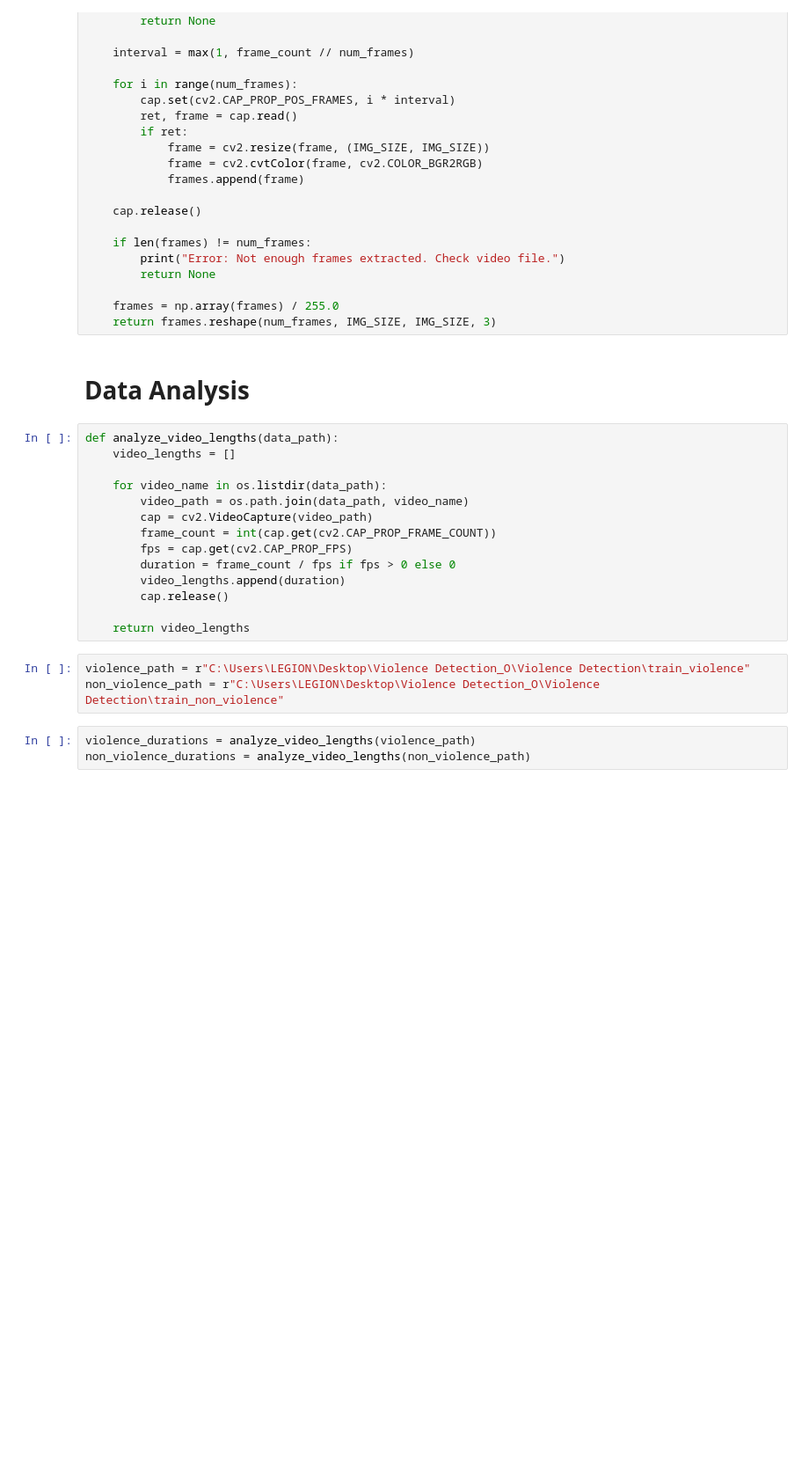
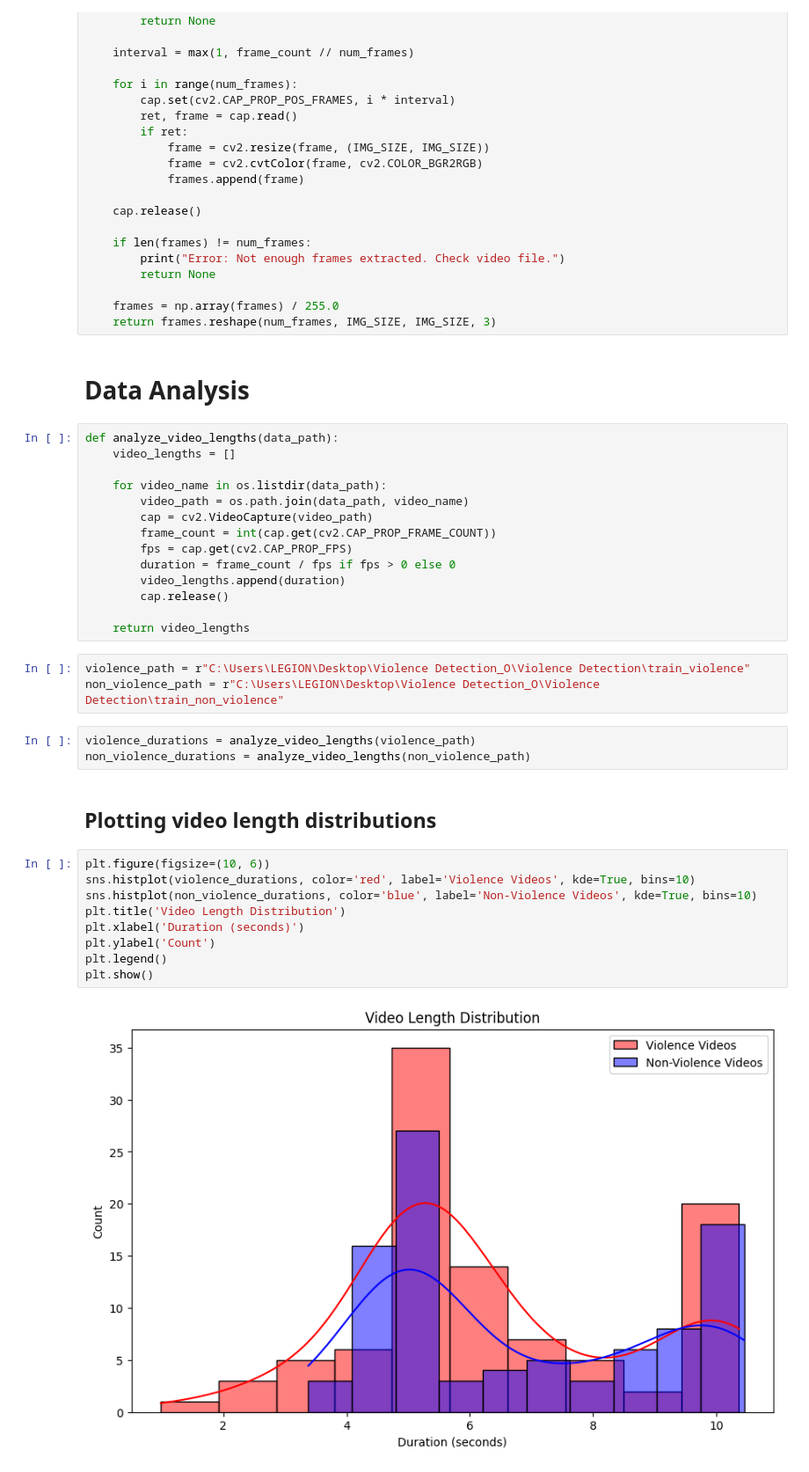
Before and after one commit to BassamSaleh99/Violence-Detection, a Jupyter notebook: Violence Detection.ipynb, the cells around one changed output. Shown at 88% size. Saved outputs shown, nothing was run; the diff lists cells and outputs as text; blank space fills up the shorter version.

Commit message:
Plotting video length distributions

```diff
--- a/Violence Detection.ipynb
+++ b/Violence Detection.ipynb
@@ -55,3 +57,16 @@ non_violence_path = r"C:\Users\LEGION\Desktop\Violence Detection_O\Violence Dete
 # %%
 violence_durations = analyze_video_lengths(violence_path)
 non_violence_durations = analyze_video_lengths(non_violence_path)
+# %% [markdown]
+## Plotting video length distributions
+# %%
+plt.figure(figsize=(10, 6))
+sns.histplot(violence_durations, color='red', label='Violence Videos', kde=True, bins=10)
+sns.histplot(non_violence_durations, color='blue', label='Non-Violence Videos', kde=True, bins=10)
+plt.title('Video Length Distribution')
+plt.xlabel('Duration (seconds)')
+plt.ylabel('Count')
+plt.legend()
+plt.show()
+# %% [output]
+[figure, added]
```
Also changed, not shown: parts of 1 cell of this notebook.
